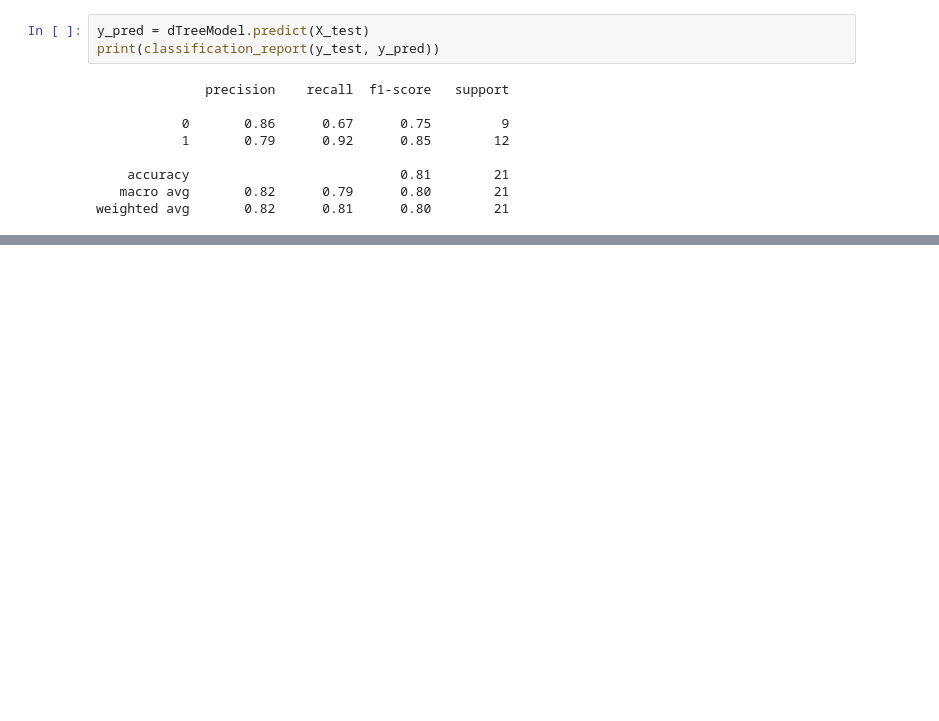
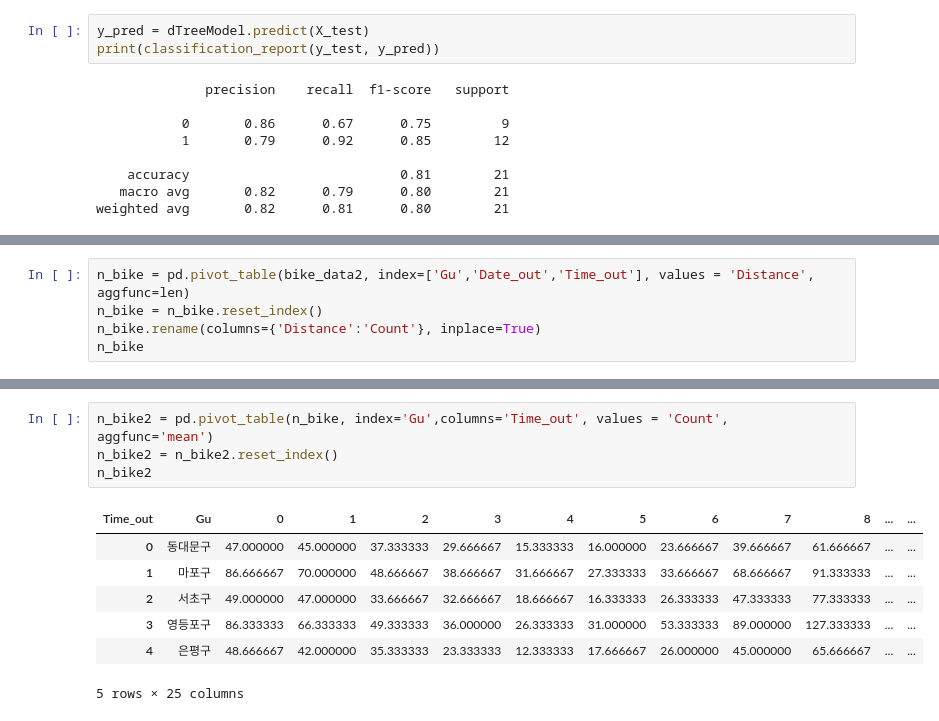
Before and after one commit to Yerial1125/e_learning1, a Jupyter notebook: Untitled.ipynb, the cells around one changed output, grey strips where cells are left out. Saved outputs shown, nothing was run; the diff lists cells and outputs as text; blank space fills up the shorter version.

```diff
--- a/Untitled.ipynb
+++ b/Untitled.ipynb
@@ -1550,0 +1572,5 @@ weighted avg       0.82      0.81      0.80        21
+# %%
+n_bike = pd.pivot_table(bike_data2, index=['Gu','Date_out','Time_out'], values = 'Distance', aggfunc=len)
+n_bike = n_bike.reset_index()
+n_bike.rename(columns={'Distance':'Count'}, inplace=True)
+n_bike
@@ -1550,0 +1591,12 @@ weighted avg       0.82      0.81      0.80        21
+# %%
+n_bike2 = pd.pivot_table(n_bike, index='Gu',columns='Time_out', values = 'Count', aggfunc='mean')
+n_bike2 = n_bike2.reset_index()
+n_bike2
+# %% [output]
+| Time_out | Gu | 0 | 1 | 2 | 3 | 4 | 5 | 6 | 7 | 8 | ... | ... |
+| 0 | 동대문구 | 47.000000 | 45.000000 | 37.333333 | 29.666667 | 15.333333 | 16.000000 | 23.666667 | 39.666667 | 61.666667 | ... | ... |
+| 1 | 마포구 | 86.666667 | 70.000000 | 48.666667 | 38.666667 | 31.666667 | 27.333333 | 33.666667 | 68.666667 | 91.333333 | ... | ... |
+| 2 | 서초구 | 49.000000 | 47.000000 | 33.666667 | 32.666667 | 18.666667 | 16.333333 | 26.333333 | 47.333333 | 77.333333 | ... | ... |
+| 3 | 영등포구 | 86.333333 | 66.333333 | 49.333333 | 36.000000 | 26.333333 | 31.000000 | 53.333333 | 89.000000 | 127.333333 | ... | ... |
+| 4 | 은평구 | 48.666667 | 42.000000 | 35.333333 | 23.333333 | 12.333333 | 17.666667 | 26.000000 | 45.000000 | 65.666667 | ... | ... |
+5 rows × 25 columns
```
Also changed, not shown: parts of 9 cells of this notebook, 1 other file.
